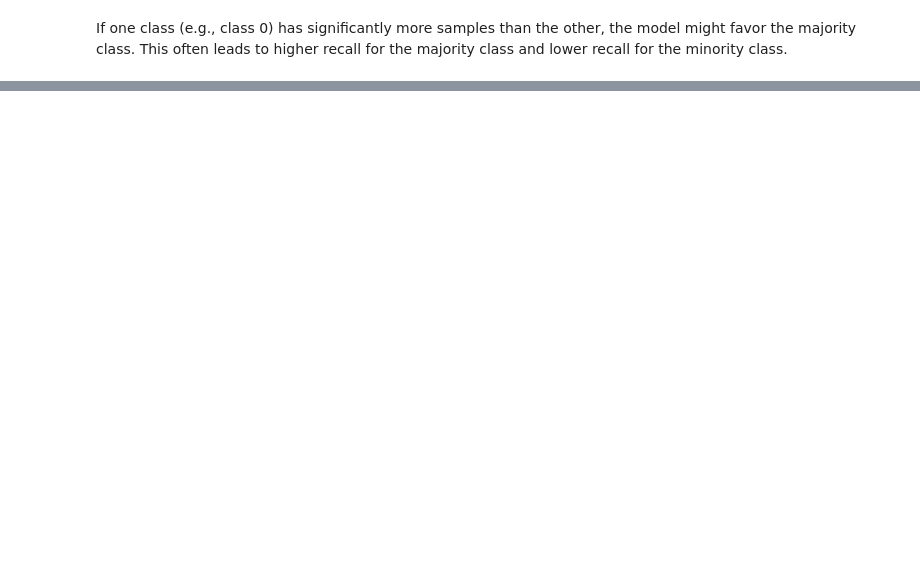
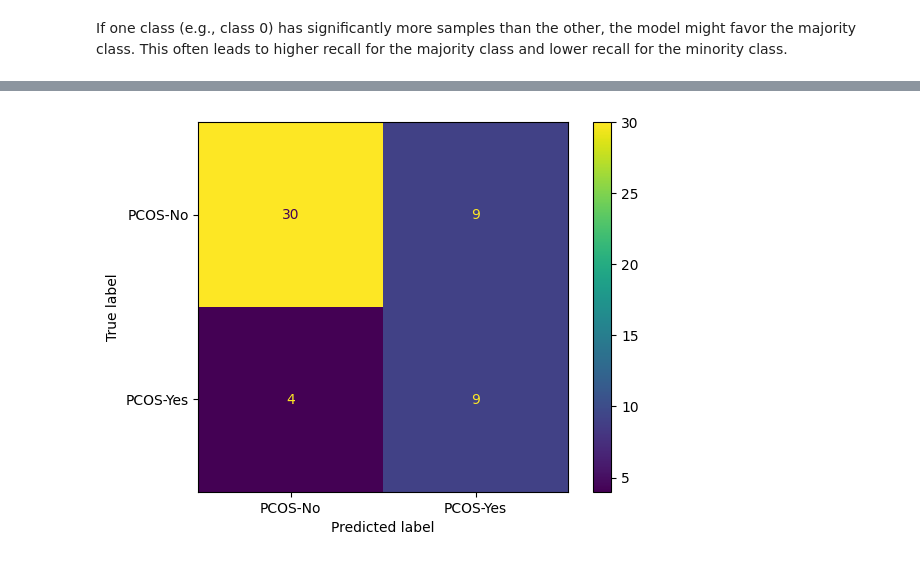
Before and after one commit to MassGH2023/Supervised-Machine-Learning-Classification, a Jupyter notebook: Diet_Health_Classification.ipynb, the cells around one changed output, grey strips where cells are left out. Cells and saved outputs as stored; diff of their text form; code cells hidden in the pictures; blank space fills up the shorter version.

```diff
--- a/Diet_Health_Classification.ipynb
+++ b/Diet_Health_Classification.ipynb
@@ -388,0 +400,2 @@ ConfusionMatrixDisplay?
+# %%
+y_pred2 = (probabilities>0.3).astype(int)
@@ -388,0 +417,4 @@ ConfusionMatrixDisplay?
+# %%
+ConfusionMatrixDisplay(confusion_matrix=confusion_matrix(y_test, y_pred2), display_labels=["PCOS-No", "PCOS-Yes"]).plot();
+# %% [output]
+[figure, added]
```
Also changed, not shown: parts of 29 cells of this notebook.
